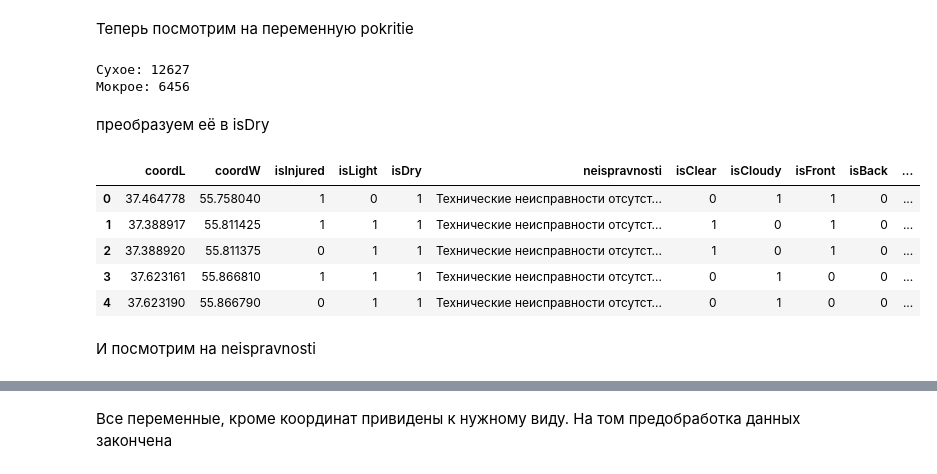
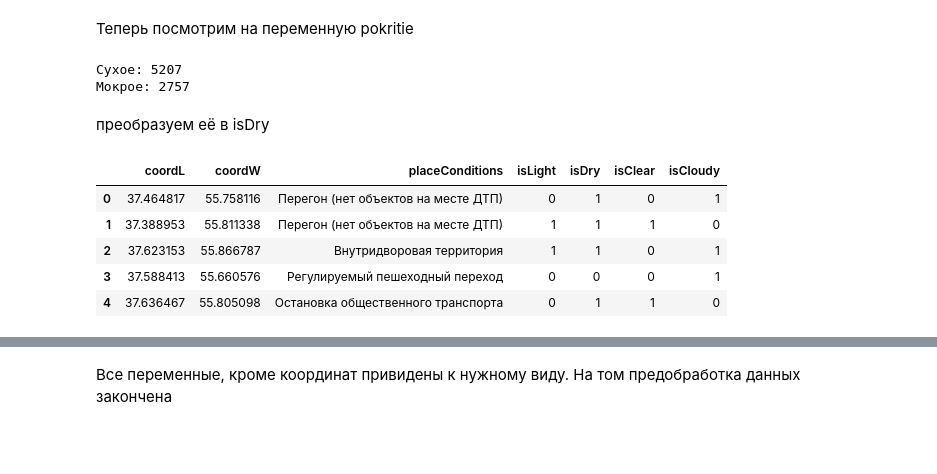
Before and after one commit to EmilEybatove/accidents, a Jupyter notebook: processing.ipynb, the cells around one changed output, grey strips where cells are left out. Cells and saved outputs as stored; diff of their text form; code cells hidden in the pictures; blank space fills up the shorter version.

```diff
--- a/processing.ipynb
+++ b/processing.ipynb
@@ -283,5 +198,5 @@ counts("lightConditions", df=new_df)
 # %%
-new_df["lightConditions"] = (new_df["lightConditions"] == "Светлое время суток").astype('int32')
-new_df = new_df.rename(columns={"lightConditions": "isLight"})
-new_df.head()
+df["lightConditions"] = (df["lightConditions"] == "Светлое время суток").astype('int32')
+df = df.rename(columns={"lightConditions": "isLight"})
+df.head()
 # %% [output]
@@ -302,11 +217,11 @@ counts("weatherConditions", df=new_df)
 # %% [markdown]
 для этой переменной придётся провести one-hot encoding. Оставим переменные Ясно и Пасмурно
 # %%
-isClear = (new_df["weatherConditions"] == "Ясно").astype('int32')
-isCloudy = (new_df["weatherConditions"] == "Пасмурно").astype('int32')
+isClear = (df["weatherConditions"] == "Ясно").astype('int32')
+isCloudy = (df["weatherConditions"] == "Пасмурно").astype('int32')
 # %%
-new_df["isClear"] = isClear
-new_df["isCloudy"] = isCloudy
+df["isClear"] = isClear
+df["isCloudy"] = isCloudy
 # %%
-new_df = new_df.drop('weatherConditions', axis=1)
+df = df.drop('weatherConditions', axis=1)
 # %%
@@ -362,22 +236,20 @@ new_df.head()
 # %% [markdown]
 Теперь посмотрим на переменную pokritie
 # %%
-counts("pokritie", df=new_df)
+counts("pokritie")
 # %% [output]
-Сухое: 12627
-Мокрое: 6456
+Сухое: 5207
+Мокрое: 2757
 # %% [markdown]
 преобразуем её в isDry
 # %%
-new_df["pokritie"] = (new_df["pokritie"] == "Сухое").astype('int32')
-new_df = new_df.rename(columns={"pokritie": "isDry"})
-new_df.head()
+df["pokritie"] = (df["pokritie"] == "Сухое").astype('int32')
+df = df.rename(columns={"pokritie": "isDry"})
+df.head()
 # %% [output]
-|  | coordL | coordW | isInjured | isLight | isDry | neispravnosti | isClear | isCloudy | isFront | isBack | ... |
-| 0 | 37.464778 | 55.758040 | 1 | 0 | 1 | Технические неисправности отсутст... | 0 | 1 | 1 | 0 | ... |
-| 1 | 37.388917 | 55.811425 | 1 | 1 | 1 | Технические неисправности отсутст... | 1 | 0 | 1 | 0 | ... |
-| 2 | 37.388920 | 55.811375 | 0 | 1 | 1 | Технические неисправности отсутст... | 1 | 0 | 1 | 0 | ... |
-| 3 | 37.623161 | 55.866810 | 1 | 1 | 1 | Технические неисправности отсутст... | 0 | 1 | 0 | 0 | ... |
-| 4 | 37.623190 | 55.866790 | 0 | 1 | 1 | Технические неисправности отсутст... | 0 | 1 | 0 | 0 | ... |
+|  | coordL | coordW | placeConditions | isLight | isDry | isClear | isCloudy |
+| 0 | 37.464817 | 55.758116 | Перегон (нет объектов на месте ДТП) | 0 | 1 | 0 | 1 |
+| 1 | 37.388953 | 55.811338 | Перегон (нет объектов на месте ДТП) | 1 | 1 | 1 | 0 |
+| 2 | 37.623153 | 55.866787 | Внутридворовая территория | 1 | 1 | 0 | 1 |
+| 3 | 37.588413 | 55.660576 | Регулируемый пешеходный переход | 0 | 0 | 0 | 1 |
+| 4 | 37.636467 | 55.805098 | Остановка общественного транспорта | 0 | 1 | 1 | 0 |
-# %% [markdown]
-И посмотрим на neispravnosti
```
Also changed, not shown: parts of 74 cells of this notebook, 2 other files.
